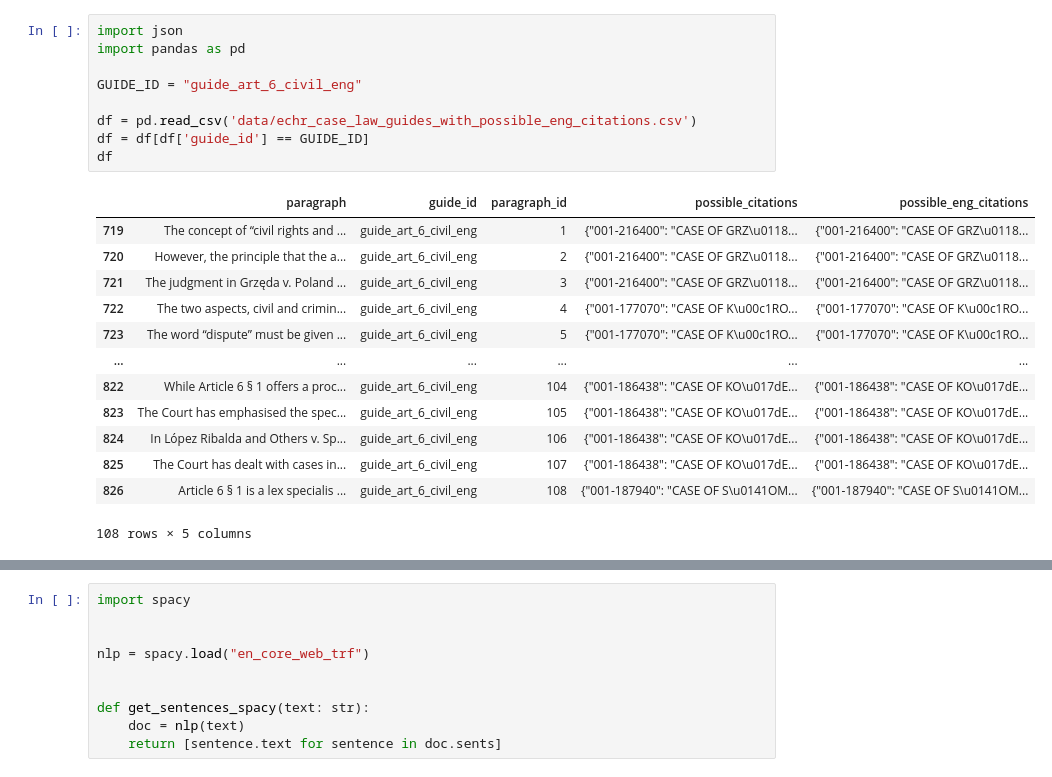
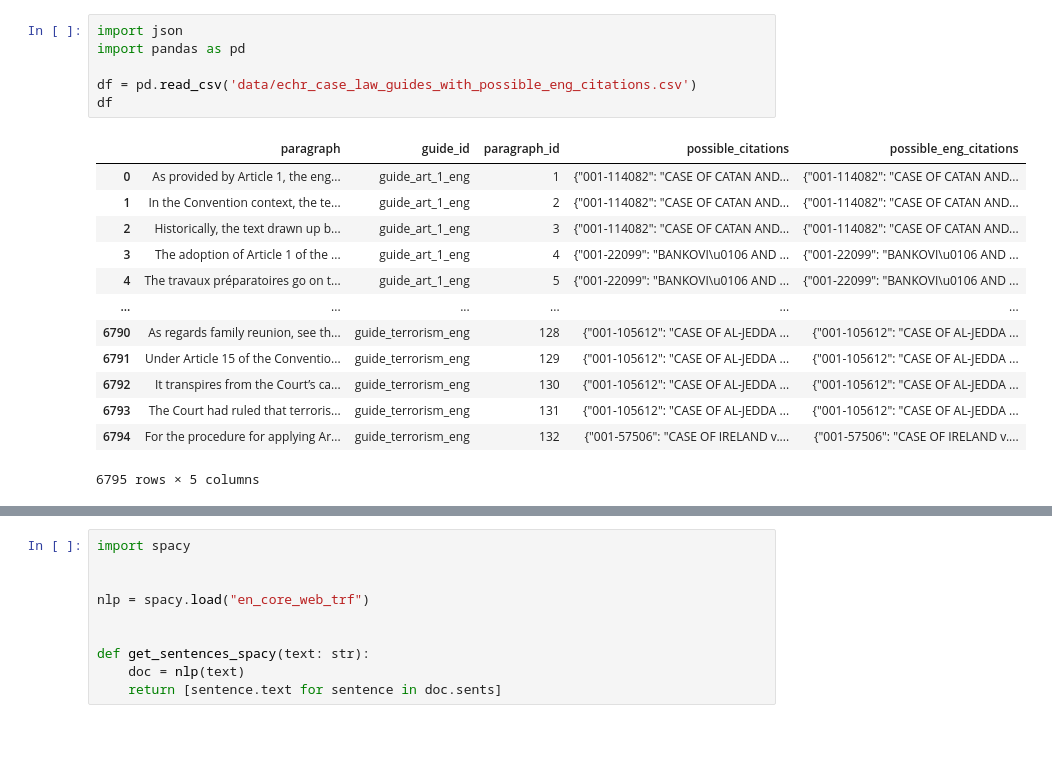
Before and after one commit to KorbiQWeidinger/echr-qa-question-generation, a Jupyter notebook: citation_extraction.ipynb, the cells around one changed output, grey strips where cells are left out. Drawn from its saved outputs; the diff is of its cells as text; blank space fills up the shorter version.

```diff
--- a/citation_extraction.ipynb
+++ b/citation_extraction.ipynb
@@ -1,26 +1,23 @@
 # %%
 import json
 import pandas as pd
 
-GUIDE_ID = "guide_art_6_civil_eng"
-
 df = pd.read_csv('data/echr_case_law_guides_with_possible_eng_citations.csv')
-df = df[df['guide_id'] == GUIDE_ID]
 df
 # %% [output]
 |  | paragraph | guide_id | paragraph_id | possible_citations | possible_eng_citations |
-| 719 | The concept of “civil rights and ... | guide_art_6_civil_eng | 1 | {"001-216400": "CASE OF GRZ\u0118... | {"001-216400": "CASE OF GRZ\u0118... |
-| 720 | However, the principle that the a... | guide_art_6_civil_eng | 2 | {"001-216400": "CASE OF GRZ\u0118... | {"001-216400": "CASE OF GRZ\u0118... |
-| 721 | The judgment in Grzęda v. Poland ... | guide_art_6_civil_eng | 3 | {"001-216400": "CASE OF GRZ\u0118... | {"001-216400": "CASE OF GRZ\u0118... |
-| 722 | The two aspects, civil and crimin... | guide_art_6_civil_eng | 4 | {"001-177070": "CASE OF K\u00c1RO... | {"001-177070": "CASE OF K\u00c1RO... |
-| 723 | The word “dispute” must be given ... | guide_art_6_civil_eng | 5 | {"001-177070": "CASE OF K\u00c1RO... | {"001-177070": "CASE OF K\u00c1RO... |
+| 0 | As provided by Article 1, the eng... | guide_art_1_eng | 1 | {"001-114082": "CASE OF CATAN AND... | {"001-114082": "CASE OF CATAN AND... |
+| 1 | In the Convention context, the te... | guide_art_1_eng | 2 | {"001-114082": "CASE OF CATAN AND... | {"001-114082": "CASE OF CATAN AND... |
+| 2 | Historically, the text drawn up b... | guide_art_1_eng | 3 | {"001-114082": "CASE OF CATAN AND... | {"001-114082": "CASE OF CATAN AND... |
+| 3 | The adoption of Article 1 of the ... | guide_art_1_eng | 4 | {"001-22099": "BANKOVI\u0106 AND ... | {"001-22099": "BANKOVI\u0106 AND ... |
+| 4 | The travaux préparatoires go on t... | guide_art_1_eng | 5 | {"001-22099": "BANKOVI\u0106 AND ... | {"001-22099": "BANKOVI\u0106 AND ... |
 | ... | ... | ... | ... | ... | ... |
-| 822 | While Article 6 § 1 offers a proc... | guide_art_6_civil_eng | 104 | {"001-186438": "CASE OF KO\u017dE... | {"001-186438": "CASE OF KO\u017dE... |
-| 823 | The Court has emphasised the spec... | guide_art_6_civil_eng | 105 | {"001-186438": "CASE OF KO\u017dE... | {"001-186438": "CASE OF KO\u017dE... |
-| 824 | In López Ribalda and Others v. Sp... | guide_art_6_civil_eng | 106 | {"001-186438": "CASE OF KO\u017dE... | {"001-186438": "CASE OF KO\u017dE... |
-| 825 | The Court has dealt with cases in... | guide_art_6_civil_eng | 107 | {"001-186438": "CASE OF KO\u017dE... | {"001-186438": "CASE OF KO\u017dE... |
-| 826 | Article 6 § 1 is a lex specialis ... | guide_art_6_civil_eng | 108 | {"001-187940": "CASE OF S\u0141OM... | {"001-187940": "CASE OF S\u0141OM... |
+| 6790 | As regards family reunion, see th... | guide_terrorism_eng | 128 | {"001-105612": "CASE OF AL-JEDDA ... | {"001-105612": "CASE OF AL-JEDDA ... |
+| 6791 | Under Article 15 of the Conventio... | guide_terrorism_eng | 129 | {"001-105612": "CASE OF AL-JEDDA ... | {"001-105612": "CASE OF AL-JEDDA ... |
+| 6792 | It transpires from the Court’s ca... | guide_terrorism_eng | 130 | {"001-105612": "CASE OF AL-JEDDA ... | {"001-105612": "CASE OF AL-JEDDA ... |
+| 6793 | The Court had ruled that terroris... | guide_terrorism_eng | 131 | {"001-105612": "CASE OF AL-JEDDA ... | {"001-105612": "CASE OF AL-JEDDA ... |
+| 6794 | For the procedure for applying Ar... | guide_terrorism_eng | 132 | {"001-57506": "CASE OF IRELAND v.... | {"001-57506": "CASE OF IRELAND v.... |
-108 rows × 5 columns
+6795 rows × 5 columns
 # %%
 possible_citations = {}
 for i, row in df.iterrows():
```
Also changed, not shown: parts of 14 cells of this notebook, 9 other files.
